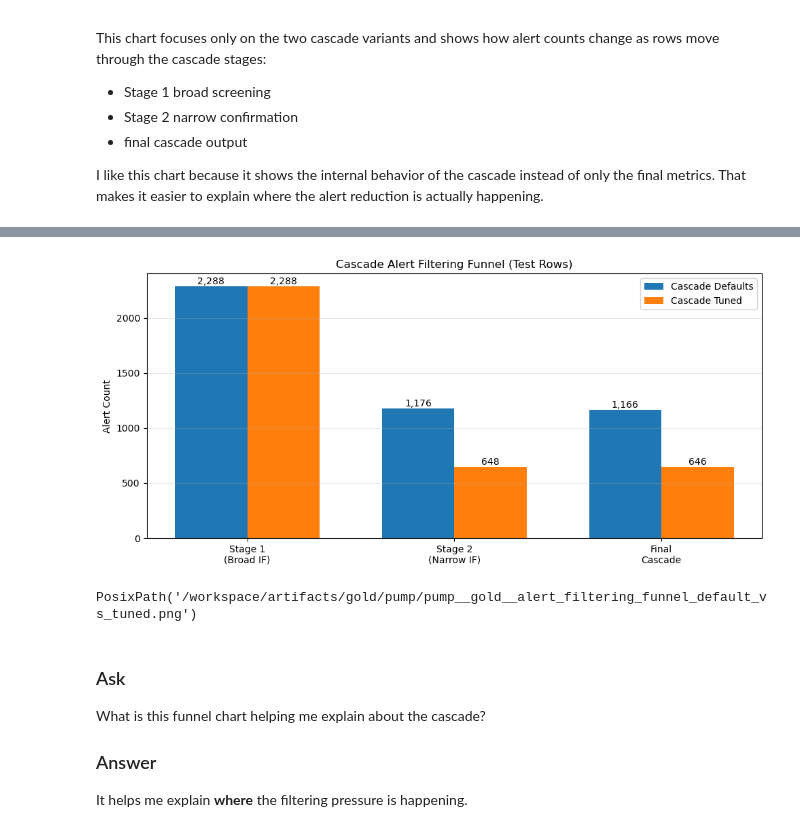
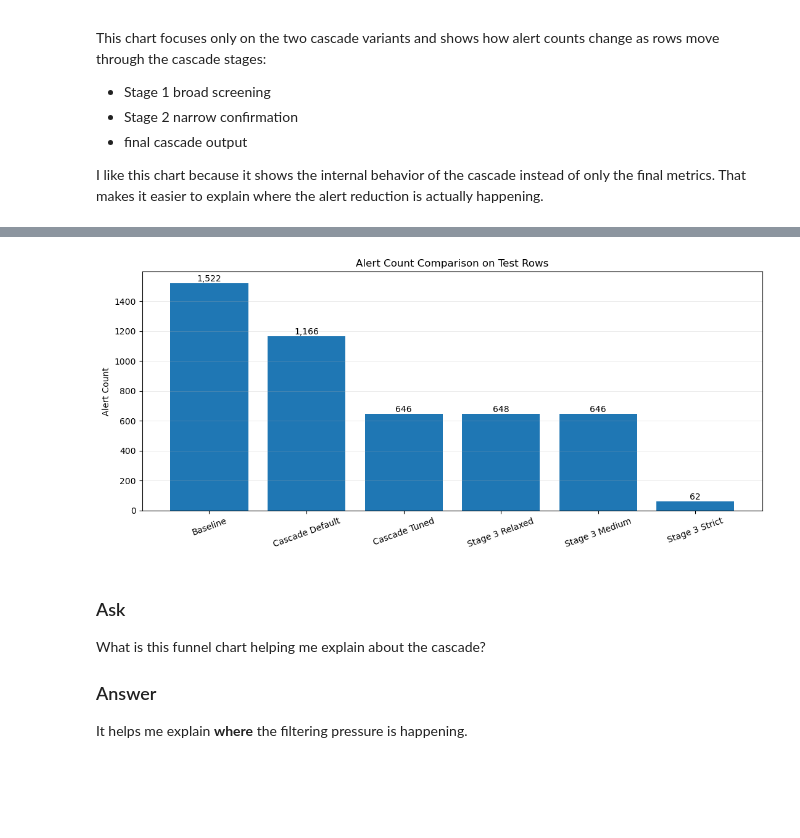
Before and after one commit to DCook-WGU/dcook-wgu-capstone-unified-predictive-maintenance-pipeline, a Jupyter notebook: notebooks/experiments/EDA_Notebook_Pump_Gold_04_Comparision.ipynb, the cells around one changed output, grey strips where cells are left out. Drawn from its saved outputs; the diff is of its cells as text; code cells hidden in the pictures; blank space fills up the shorter version.

Commit message:
Gold Cascade and Gold Comparison notebooks

```diff
--- a/notebooks/experiments/EDA_Notebook_Pump_Gold_04_Comparision.ipynb
+++ b/notebooks/experiments/EDA_Notebook_Pump_Gold_04_Comparision.ipynb
@@ -1393,56 +1433,44 @@ I like this chart because it shows the internal behavior of the cascade instead
 
 model_comparison_summary = load_json(MODEL_COMPARISON_SUMMARY_PATH)
 
-stages = ["Stage 1\n(Broad IF)", "Stage 2\n(Narrow IF)", "Final\nCascade"]
+stages = [
+    "Baseline",
+    "Cascade Default",
+    "Cascade Tuned",
+    "Stage 3 Relaxed",
+    "Stage 3 Medium",
+    "Stage 3 Strict",
+]
 
-cascade_funnel_map = {
-    "Cascade Defaults": [
-        model_comparison_summary["cascade_defaults_stage1_alert_count_test_rows"],
-        model_comparison_summary["cascade_defaults_stage2_alert_count_test_rows"],
-        model_comparison_summary["cascade_defaults_final_cascade_alert_count_test_rows"],
-    ],
-    "Cascade Tuned Stage 2": [
-        model_comparison_summary["cascade_tuned_stage1_alert_count_test_rows"],
-        model_comparison_summary["cascade_tuned_stage2_alert_count_test_rows"],
-        model_comparison_summary["cascade_tuned_final_cascade_alert_count_test_rows"],
-    ],
-    "Cascade Tuned Stage 2 + Improved Stage 3": [
-        model_comparison_summary["cascade_stage3_improved_stage1_alert_count_test_rows"],
-        model_comparison_summary["cascade_stage3_improved_stage2_alert_count_test_rows"],
-        model_comparison_summary["cascade_stage3_improved_final_cascade_alert_count_test_rows"],
-    ],
-}
-
-x = np.arange(len(stages))
-n_models = len(cascade_funnel_map)
-width = 0.8 / n_models
+counts = [
+    model_comparison_summary["baseline_alert_count_test_rows"],
+    model_comparison_summary["cascade_default_alert_count_test_rows"],
+    model_comparison_summary["cascade_tuned_alert_count_test_rows"],
+    model_comparison_summary["stage3_relaxed_alert_count_test_rows"],
+    model_comparison_summary["stage3_medium_alert_count_test_rows"],
+    model_comparison_summary["stage3_strict_alert_count_test_rows"],
+]
 
 fig, ax = plt.subplots(figsize=(11, 5))
+bars = ax.bar(stages, counts)
 
-for i, (label, counts) in enumerate(cascade_funnel_map.items()):
-    offset = (i - (n_models - 1) / 2) * width
-    bars = ax.bar(x + offset, counts, width=width, label=label)
-    for b in bars:
-        ax.text(
-            b.get_x() + b.get_width() / 2,
-            b.get_height(),
-            f"{int(b.get_height()):,}",
-            ha="center",
-            va="bottom",
-            fontsize=8,
-        )
-
-ax.set_xticks(x)
-ax.set_xticklabels(stages)
-ax.set_title("Cascade Alert Filtering Funnel (Test Rows)")
+ax.set_title("Alert Count Comparison on Test Rows")
 ax.set_ylabel("Alert Count")
-ax.legend()
 ax.grid(axis="y", linestyle="-", linewidth=0.5, alpha=0.4)
 
-out_path = GOLD_ARTIFACTS_PATH / f"{DATASET_NAME}__gold__alert_filtering_funnel_default_vs_tuned_vs_stage3_improved.png"
+for bar in bars:
+    ax.text(
+        bar.get_x() + bar.get_width() / 2,
+        bar.get_height(),
+        f"{int(bar.get_height()):,}",
+        ha="center",
+        va="bottom",
+    )
+
+plt.xticks(rotation=20)
 plt.tight_layout()
-plt.savefig(out_path, dpi=200)
+
+comparison_alert_plot_path = GOLD_ARTIFACTS_PATH / f"{DATASET_NAME}__gold__alert_count_comparison_test_rows.png"
+plt.savefig(comparison_alert_plot_path, dpi=200)
 plt.show()
-
-out_path
 # %% [output]
@@ -1450,5 +1478,4 @@ out_path
-[figure, old version]
+[figure, new version]
-PosixPath('/workspace/artifacts/gold/pump/pump__gold__alert_filtering_funnel_default_vs_tuned.png')
 # %% [markdown]
 ### Ask
 
```
Also changed, not shown: parts of 12 cells of this notebook, 13 other files.
